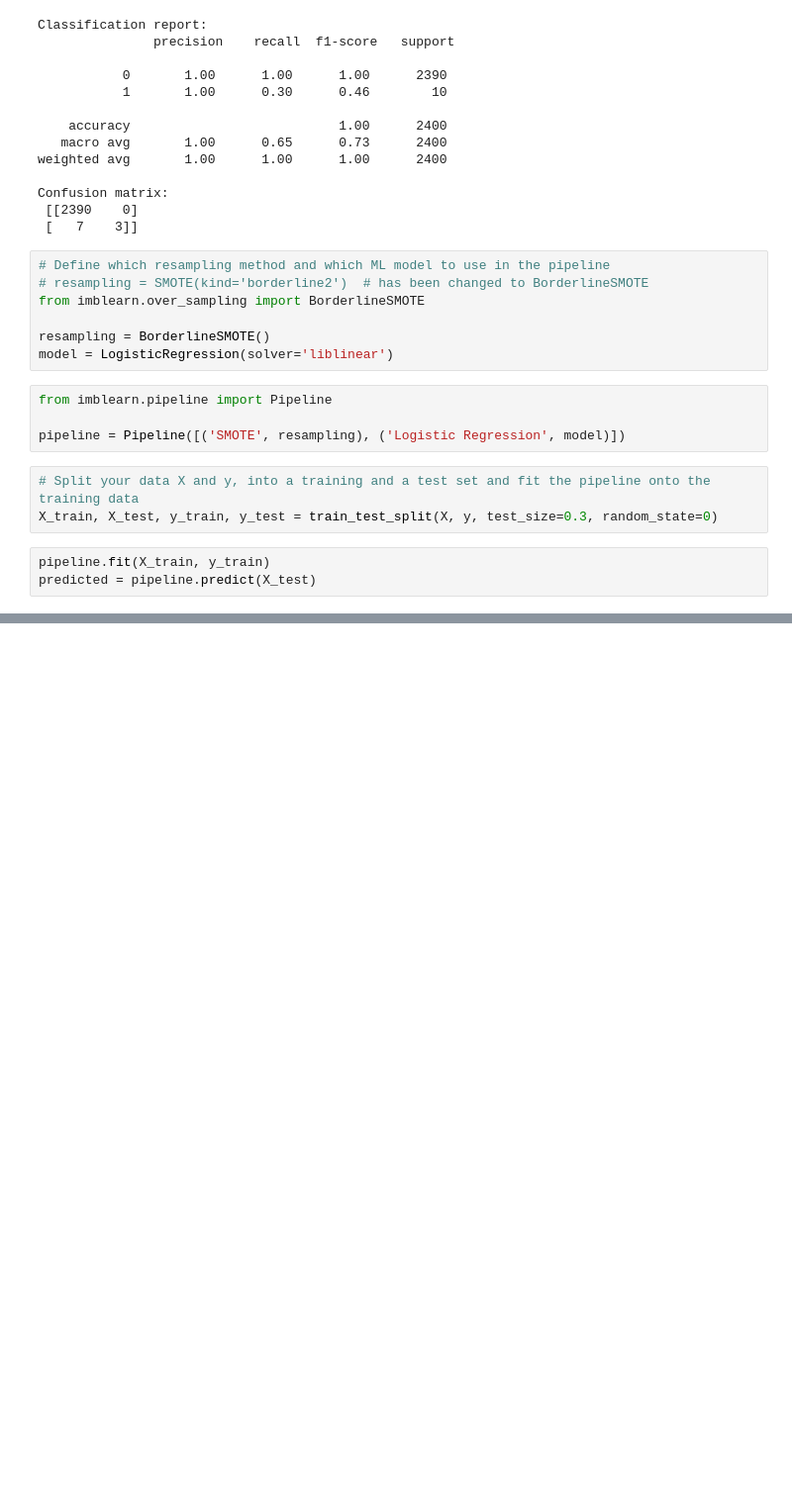
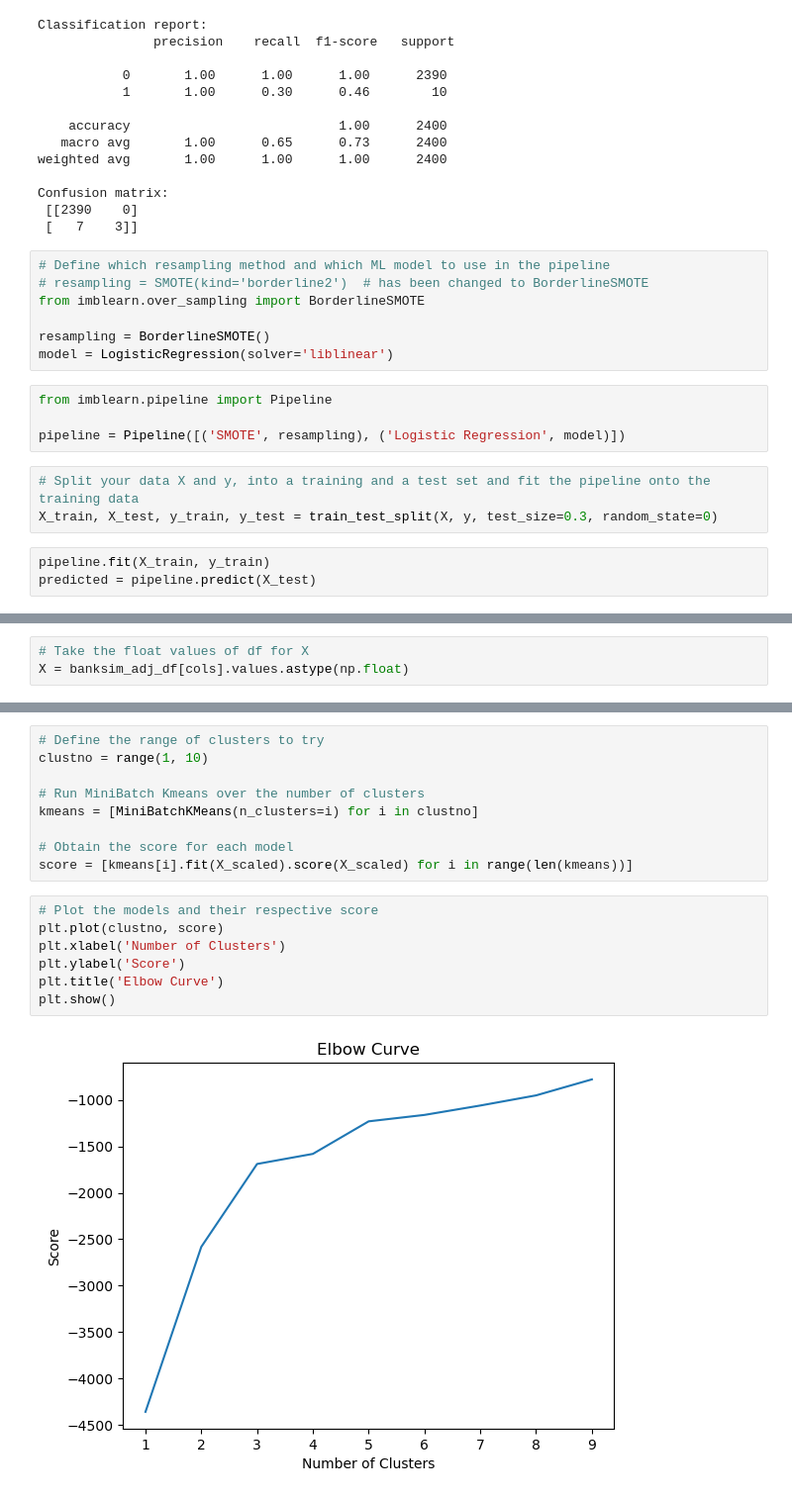
Before and after one commit to phisyche/Machine-Learning-for-Financial-Fraud-Detection, a Jupyter notebook: fraud_detection_2.ipynb, the cells around one changed output, grey strips where cells are left out. Shown: that part at 99% size. Drawn from its saved outputs; the diff is of its cells as text; blank space fills up the shorter version.

```diff
--- a/fraud_detection_2.ipynb
+++ b/fraud_detection_2.ipynb
@@ -232,0 +693,3 @@ Confusion matrix:
+# %%
+# Take the float values of df for X
+X = banksim_adj_df[cols].values.astype(np.float)
@@ -232,0 +719,18 @@ Confusion matrix:
+# %%
+# Define the range of clusters to try
+clustno = range(1, 10)
+
+# Run MiniBatch Kmeans over the number of clusters
+kmeans = [MiniBatchKMeans(n_clusters=i) for i in clustno]
+
+# Obtain the score for each model
+score = [kmeans[i].fit(X_scaled).score(X_scaled) for i in range(len(kmeans))]
+# %%
+# Plot the models and their respective score
+plt.plot(clustno, score)
+plt.xlabel('Number of Clusters')
+plt.ylabel('Score')
+plt.title('Elbow Curve')
+plt.show()
+# %% [output]
+[figure, added]
```
Also changed, not shown: parts of 55 cells of this notebook, 3 other files.
